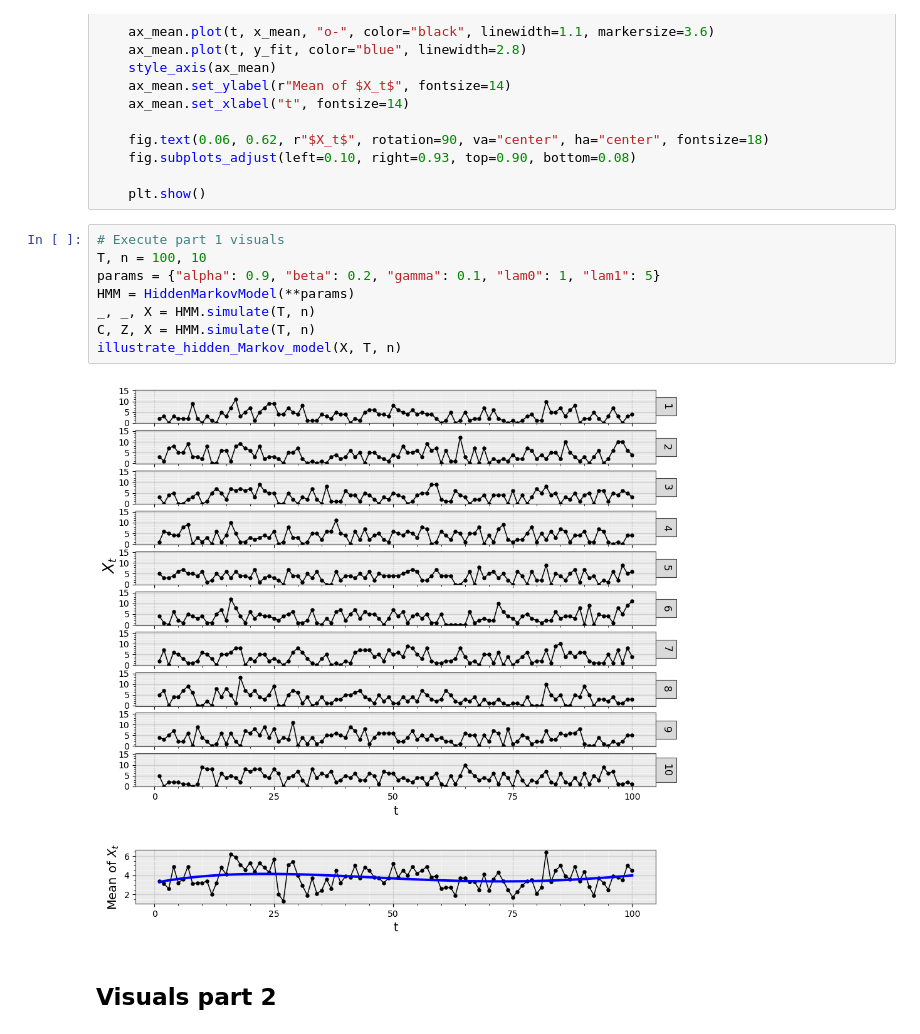
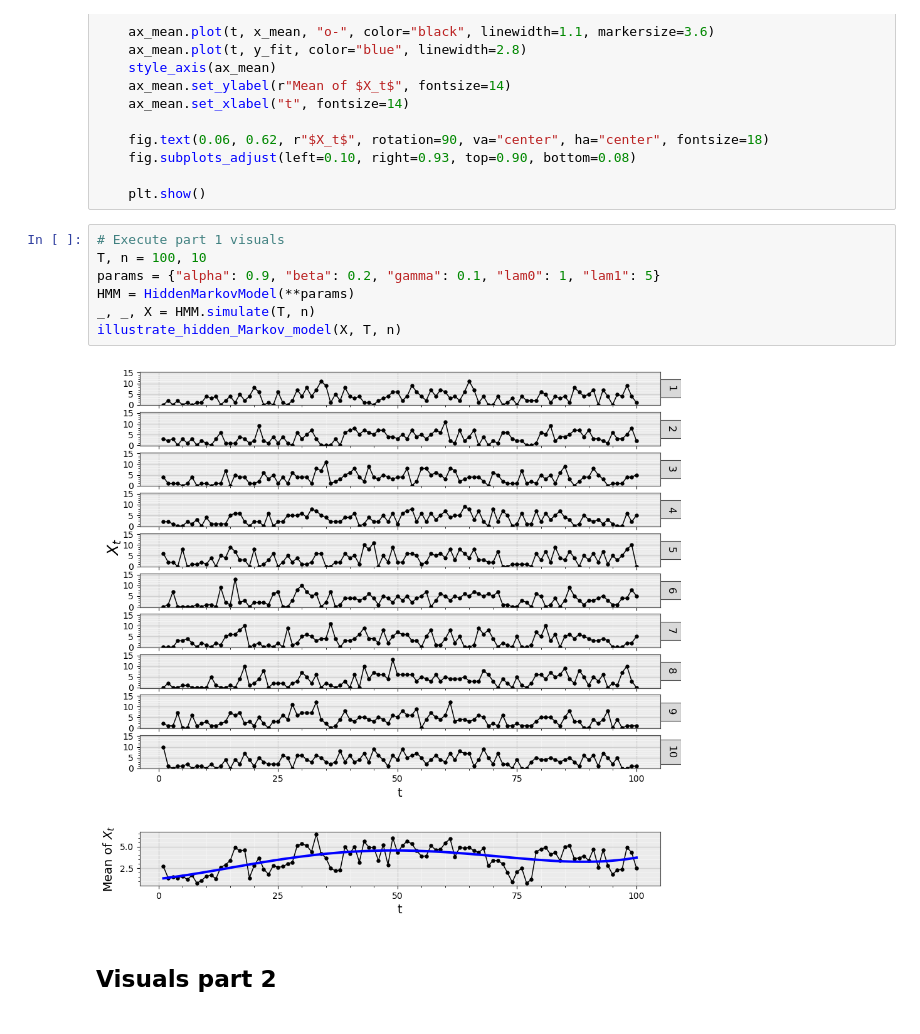
Before and after one commit to JeppeBondeBakkensen/ModCom, a Jupyter notebook: visuals.ipynb, the cells around one changed output. Saved outputs shown, nothing was run; the diff lists cells and outputs as text.

```diff
--- a/visuals.ipynb
+++ b/visuals.ipynb
@@ -81,13 +151,12 @@ def illustrate_hidden_Markov_model(X, T, n, degree=4):
 # %%
 # Execute part 1 visuals
 T, n = 100, 10
 params = {"alpha": 0.9, "beta": 0.2, "gamma": 0.1, "lam0": 1, "lam1": 5}
 HMM = HiddenMarkovModel(**params)
 _, _, X = HMM.simulate(T, n)
-C, Z, X = HMM.simulate(T, n)
 illustrate_hidden_Markov_model(X, T, n)
 # %% [output]
-[figure, old version]
+[figure, new version]
 # %% [markdown]
 ## Visuals part 2
 # %%
```
Also changed, not shown: parts of 2 cells of this notebook, 7 other files.
